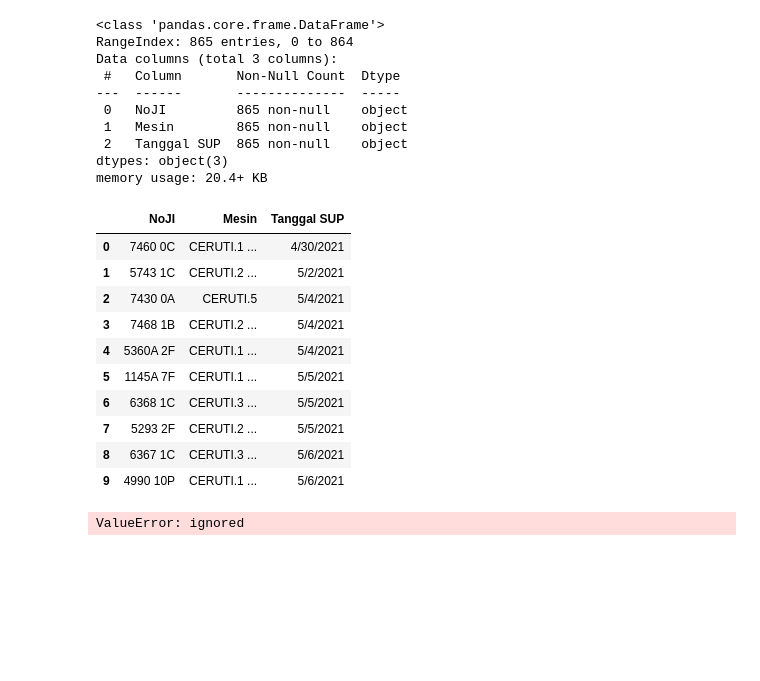
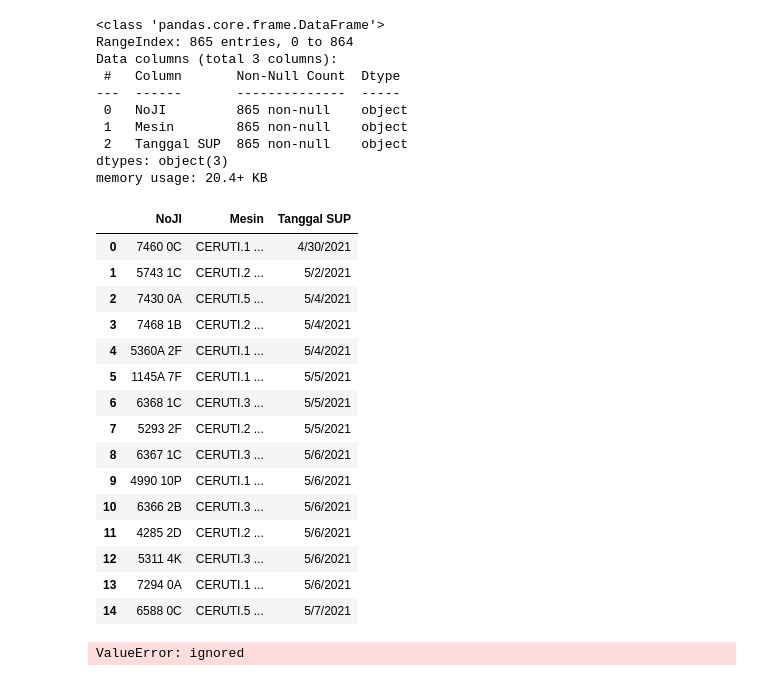
Before and after one commit to rfdyning6/rfdyning6.github.io, a Jupyter notebook: coba_database.ipynb, the cells around one changed output. Cells and saved outputs as stored; diff of their text form; code cells hidden in the pictures; blank space fills up the shorter version.

```diff
--- a/coba_database.ipynb
+++ b/coba_database.ipynb
@@ -91,12 +91,12 @@ dtypes: object(3)
 memory usage: 20.4+ KB
 # %%
 ds_df = ds_df.fillna(0)
-ds_df.head(10)
+ds_df.head(15)
 # %% [output]
 |  | NoJI | Mesin | Tanggal SUP |
 | 0 | 7460 0C | CERUTI.1 ... | 4/30/2021 |
 | 1 | 5743 1C | CERUTI.2 ... | 5/2/2021 |
-| 2 | 7430 0A | CERUTI.5 | 5/4/2021 |
+| 2 | 7430 0A | CERUTI.5 ... | 5/4/2021 |
 | 3 | 7468 1B | CERUTI.2 ... | 5/4/2021 |
 | 4 | 5360A 2F | CERUTI.1 ... | 5/4/2021 |
 | 5 | 1145A 7F | CERUTI.1 ... | 5/5/2021 |
@@ -104,6 +104,11 @@ ds_df.head(10)
 | 7 | 5293 2F | CERUTI.2 ... | 5/5/2021 |
 | 8 | 6367 1C | CERUTI.3 ... | 5/6/2021 |
 | 9 | 4990 10P | CERUTI.1 ... | 5/6/2021 |
+| 10 | 6366 2B | CERUTI.3 ... | 5/6/2021 |
+| 11 | 4285 2D | CERUTI.2 ... | 5/6/2021 |
+| 12 | 5311 4K | CERUTI.3 ... | 5/6/2021 |
+| 13 | 7294 0A | CERUTI.1 ... | 5/6/2021 |
+| 14 | 6588 0C | CERUTI.5 ... | 5/7/2021 |
 # %%
 cleanup_nums ={"Mesin":{"CERUTI.1":1,"CERUTI.2":2,"CERUTI.3":3, "CERUTI.5":5}}
 # %%
```
Also changed, not shown: parts of 4 cells of this notebook.
